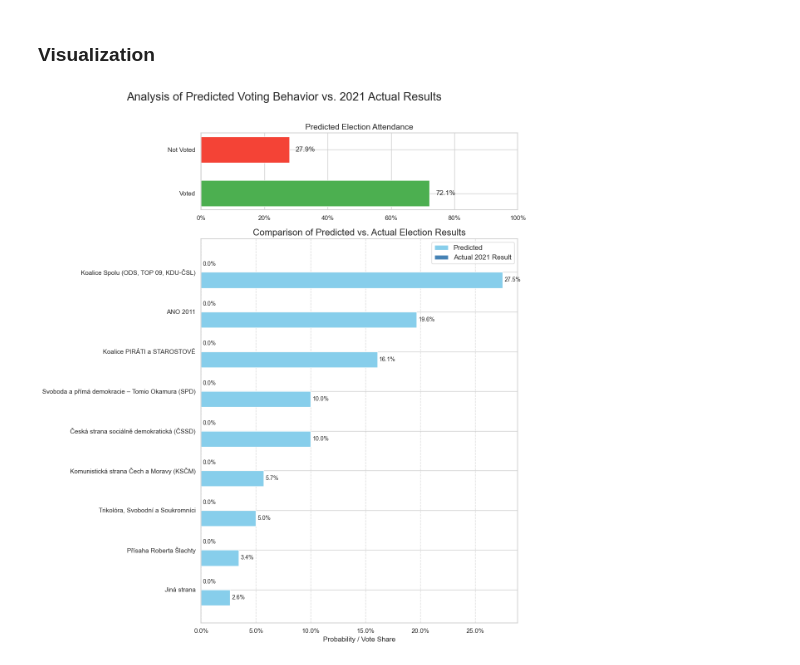
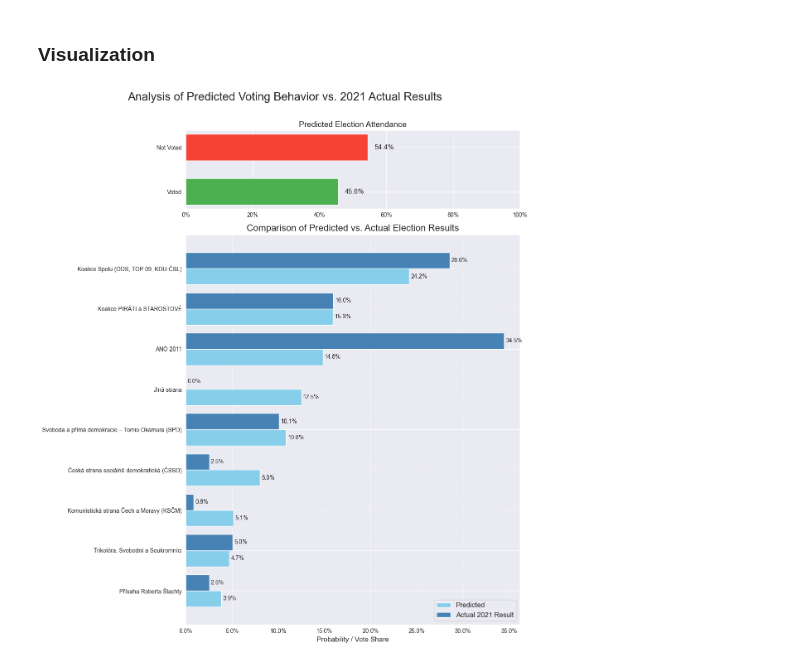
Before and after one commit to 11NIKTO11/Panel_LLM, a Jupyter notebook: SoD_data_processing.ipynb, the cells around one changed output. Saved outputs shown, nothing was run; the diff lists cells and outputs as text; code cells hidden in the pictures.

Commit message:
Experiment data processing fix with 200 respondents run analysis and results

```diff
--- a/SoD_data_processing.ipynb
+++ b/SoD_data_processing.ipynb
@@ -297,10 +300,13 @@ p_sum = 0.0
 # %% [markdown]
 ### RUN experiment
 # %%
+client = OpenAI(api_key=os.getenv("OPENAI_API_KEY"))
 respondents = data.sample(n=200, random_state=42)
+voting_results = {}
 # %%
-voting_results = []
-for respondent in respondents:
+pbar = tqdm(respondents.index)
+for i in pbar:
+    respondent = respondents.loc[i]
 
     # response = completion(
     #     provider=provider,
@@ -318,12 +324,12 @@ for respondent in respondents:
         model="gpt-4.1-nano",
         temperature=0,
         #instructions=INSTRUCTIONS,
-        input=input,
+        input=create_respondent_description(respondent) + czech_prompt_end,
         text_format=VotingResult
     )
     voted = response.output_parsed
-
-    voting_results.append(voted)
+    voting_results[i] = voted
+    pbar.set_postfix({'text': voted})
 # %%
 print(len(respondents), len(voting_results))
 # %% [output]
@@ -428,6 +434,7 @@ def aggregate_results(results: List[VotingResult]) -> tuple[pd.DataFrame, pd.Ser
         orient='index',
         columns=['Predicted Probability']
     ).sort_values('Predicted Probability', ascending=False)
+    party_df['Predicted Probability']/= party_df['Predicted Probability'].sum()
 
     # Aggregate voted/not_voted probabilities
     voted_sum = sum(r.voted_or_not.voted for r in results)
@@ -501,17 +508,32 @@ def visualize_comprehensive_results(
     plt.tight_layout(rect=[0, 0, 1, 0.95]) # Adjust layout to make room for suptitle
     plt.show()
 # %%
+predicted_parties_df, attendance_series = aggregate_results(voting_results.values())
+from collections import Counter
 
-predicted_parties_df, attendance_series = aggregate_results(voting_results)
+# Your list of strings
+votes = [vote for vote in respondents["voted_party"].to_list() if not SoD_Utils.is_non_substantive_responses(vote) and not "Nebyl" in vote]
+actual_results = {key: 100 * value / len(votes) for key, value in Counter(votes).items()}
 
 # Visualize the results
 visualize_comprehensive_results(
     predicted_parties_df,
     attendance_series,
-    {}
+    actual_results
+    # {
+    #     "ANO 2011":27.12,
+    #     "Koalice Spolu (ODS, TOP 09, KDU-ČSL)":27.79,
+    #     "Koalice PIRÁTI a STAROSTOVÉ":15.62,
+    #     "Komunistická strana Čech a Moravy (KSČM)":3.60,
+    #     "Svoboda a přímá demokracie – Tomio Okamura (SPD)":9.56,
+    #     "Česká strana sociálně demokratická (ČSSD)":4.65,
+    #     "Trikolóra, Svobodní a Soukromníci":2.76,
+    #     "Přísaha Roberta Šlachty":4.68,
+    #     "Jiná strana":4.22
+    # }
 )
 # %% [output]
-[figure, old version]
+[figure, new version]
 # %%
 def plot_party_frequencies(party_list: List[str]):
     """
```
Also changed, not shown: parts of 4 cells of this notebook, 1 other file.
